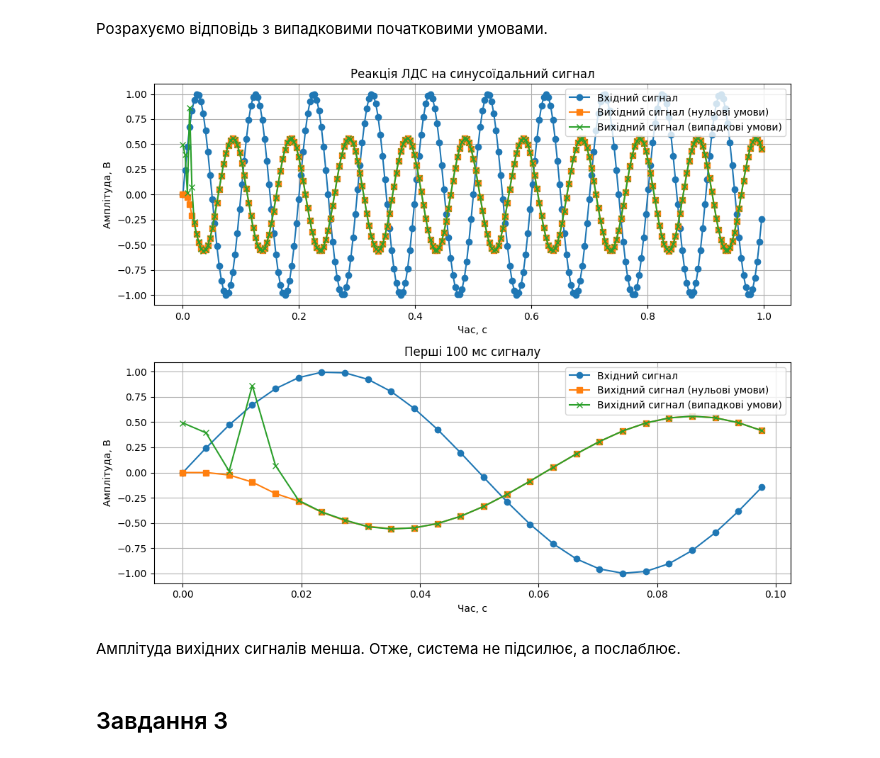
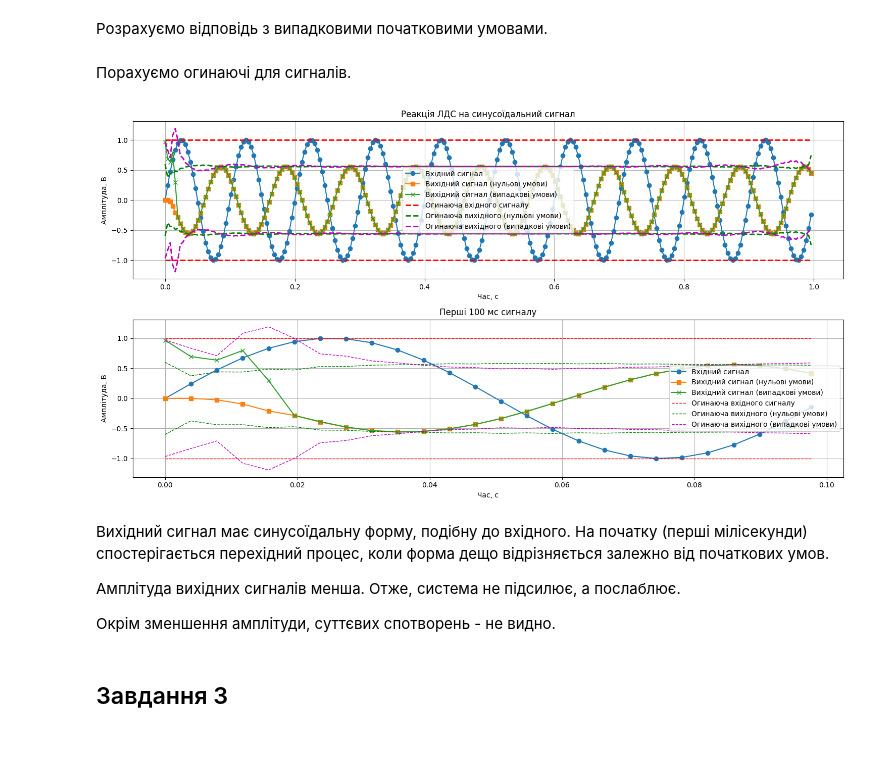
Before and after one commit to n1n1n1q/SignalProcessingLabs, a Jupyter notebook: lab02/sig_proc2.ipynb, the cells around one changed output. Saved outputs shown, nothing was run; the diff lists cells and outputs as text; code cells hidden in the pictures.

```diff
--- a/lab02/sig_proc2.ipynb
+++ b/lab02/sig_proc2.ipynb
@@ -71,40 +71,78 @@ y_zero = lfilter(b, a, x)
 # %%
 zi = np.random.rand(max(len(a), len(b)) - 1)
 y_rand = lfilter(b, a, x, zi=zi)[0]
+# %% [markdown]
+Порахуємо огинаючі для сигналів.
+# %%
+def envelope(sig):
+    analytic = hilbert(sig)
+    return np.abs(analytic)
+
+env_x = envelope(x)
+env_y_zero = envelope(y_zero)
+env_y_rand = envelope(y_rand)
 # %%
-plt.figure(figsize=(10, 8))
+plt.figure(figsize=(15, 8))
 
 plt.subplot(2,1,1)
 plt.plot(t, x, 'o-', label='Вхідний сигнал')
 plt.plot(t, y_zero, 's-', label='Вихідний сигнал (нульові умови)')
 plt.plot(t, y_rand, 'x-', label='Вихідний сигнал (випадкові умови)')
+
+plt.plot(t, env_x, 'r--', linewidth=2, label='Огинаюча вхідного сигналу')
+plt.plot(t, -env_x, 'r--', linewidth=2)
+
+plt.plot(t, env_y_zero, 'g--', linewidth=2, label='Огинаюча вихідного (нульові умови)')
+plt.plot(t, -env_y_zero, 'g--', linewidth=2)
+
+plt.plot(t, env_y_rand, 'm--', linewidth=2, label='Огинаюча вихідного (випадкові умови)')
+plt.plot(t, -env_y_rand, 'm--', linewidth=2)
+
 plt.title('Реакція ЛДС на синусоїдальний сигнал')
 plt.xlabel('Час, с')
 plt.ylabel('Амплітуда, В')
 plt.grid(True)
 plt.legend()
 
 t_100ms = t[t <= 0.1]
 x_100ms = x[:len(t_100ms)]
 y_zero_100ms = y_zero[:len(t_100ms)]
 y_rand_100ms = y_rand[:len(t_100ms)]
 
+env_x_100ms = env_x[:len(t_100ms)]
+env_y_zero_100ms = env_y_zero[:len(t_100ms)]
+env_y_rand_100ms = env_y_rand[:len(t_100ms)]
+
 plt.subplot(2,1,2)
 plt.plot(t_100ms, x_100ms, 'o-', label='Вхідний сигнал')
 plt.plot(t_100ms, y_zero_100ms, 's-', label='Вихідний сигнал (нульові умови)')
 plt.plot(t_100ms, y_rand_100ms, 'x-', label='Вихідний сигнал (випадкові умови)')
+
+plt.plot(t_100ms, env_x_100ms, 'r--', linewidth=1, label='Огинаюча вхідного сигналу')
+plt.plot(t_100ms, -env_x_100ms, 'r--', linewidth=1)
+
+plt.plot(t_100ms, env_y_zero_100ms, 'g--', linewidth=1, label='Огинаюча вихідного (нульові умови)')
+plt.plot(t_100ms, -env_y_zero_100ms, 'g--', linewidth=1)
+
+plt.plot(t_100ms, env_y_rand_100ms, 'm--', linewidth=1, label='Огинаюча вихідного (випадкові умови)')
+plt.plot(t_100ms, -env_y_rand_100ms, 'm--', linewidth=1)
+
 plt.title('Перші 100 мс сигналу')
 plt.xlabel('Час, с')
 plt.ylabel('Амплітуда, В')
 plt.grid(True)
 plt.legend()
 
 plt.tight_layout()
 plt.show()
 # %% [output]
-[figure, old version]
+[figure, new version]
-# %% [markdown]
-Амплітуда вихідних сигналів менша. Отже, система не підсилює, а послаблює.
+# %% [markdown]
+Вихідний сигнал має синусоїдальну форму, подібну до вхідного. На початку (перші мілісекунди) спостерігається перехідний процес, коли форма дещо відрізняється залежно від початкових умов.
+
+Амплітуда вихідних сигналів менша. Отже, система не підсилює, а послаблює.
+
+Окрім зменшення амплітуди, суттєвих спотворень - не видно.
 # %% [markdown]
 ## Завдання 3
 # %% [markdown]
```
Also changed, not shown: parts of 8 cells of this notebook.
